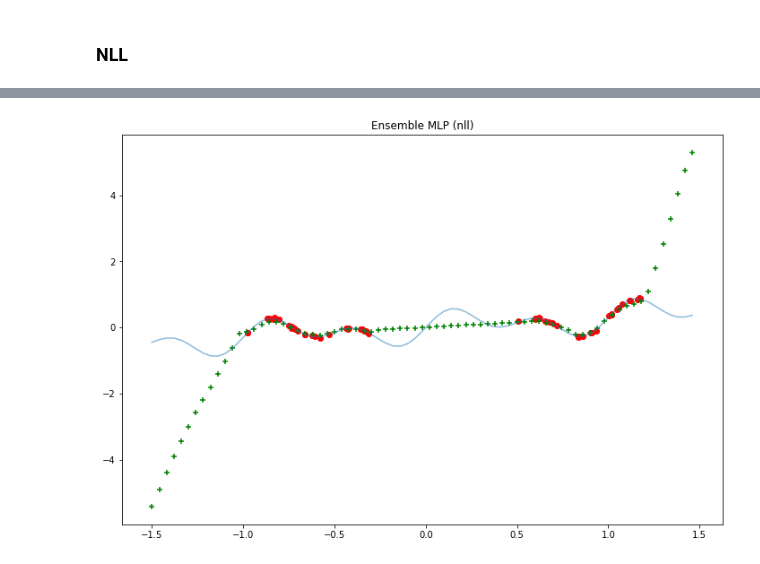
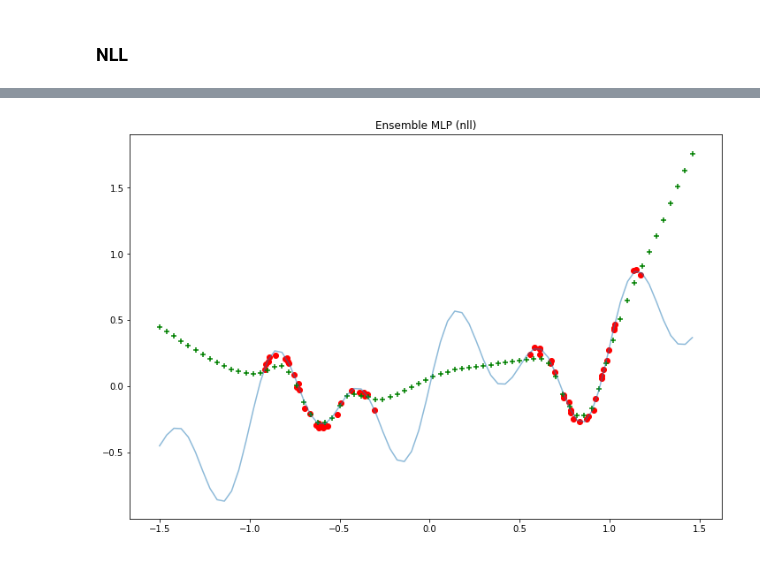
Before and after one commit to stat-ml/alpaca, a Jupyter notebook: experiments/ensemble-masks.ipynb, the cells around one changed output, grey strips where cells are left out. Cells and saved outputs as stored; diff of their text form; code cells hidden in the pictures.

```diff
--- a/experiments/ensemble-masks.ipynb
+++ b/experiments/ensemble-masks.ipynb
@@ -99,7 +97,7 @@ Epoch [2200/10000], Loss: 0.0019, Validation loss: 0.0052
 # %%
 # Train model
 
-models['ensemble_rmse'] = MLPEnsemble(config['layers'], n_models=5)
+models['ensemble_rmse'] = MLPEnsemble(config['layers'], n_models=5, reduction='mean')
 models['ensemble_rmse'].fit((x_train, y_train), (x_train, y_train), patience=config['patience'],
           validation_step=100, batch_size=5, dropout_rate=config['dropout_train'])
 y_pred = models['ensemble_rmse'](x_true).cpu().numpy()
@@ -214,11 +205,13 @@ Epoch [4000/10000], Loss: -2.0668, Validation loss: -2.5824
+# %%
+models['ensemble_nll'] = MLPEnsemble(config['nll_layers'], reduction='nll',
+                                     n_models=5, loss=NLLRegLoss,
+                                     postprocessing=nll_postprocessing )
+models['ensemble_nll'].fit((x_train, y_train), (x_train, y_train), patience=config['patience'],
+          validation_step=100, batch_size=5, dropout_rate=config['dropout_train'])
 # %%
 # Train model
 
-models['ensemble_nll'] = MLPEnsemble(config['nll_layers'], n_models=5,
-                    loss=NLLRegLoss, postprocessing=nll_postprocessing )
-models['ensemble_nll'].fit((x_train, y_train), (x_train, y_train), patience=config['patience'],
-          validation_step=100, batch_size=5, dropout_rate=config['dropout_train'])
-y_pred = models['ensemble_nll'](x_true).cpu().numpy()[:, 0]
+y_pred = models['ensemble_nll'](x_true).cpu().numpy()[0, :]
 
 plt.figure(figsize=(12, 8))
 plt.title('Ensemble MLP (nll)')
@@ -247 +223 @@ Epoch [3800/10000], Loss: -2.4789, Validation loss: -2.2115
-[figure, old version]
+[figure, new version]
```
Also changed, not shown: parts of 8 cells of this notebook.
